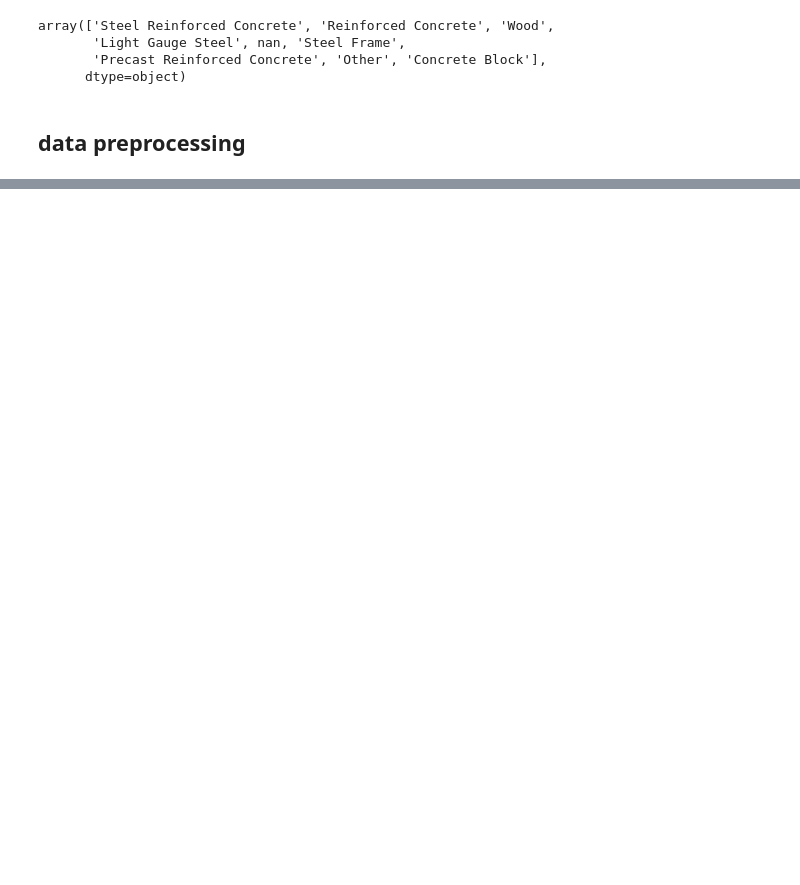
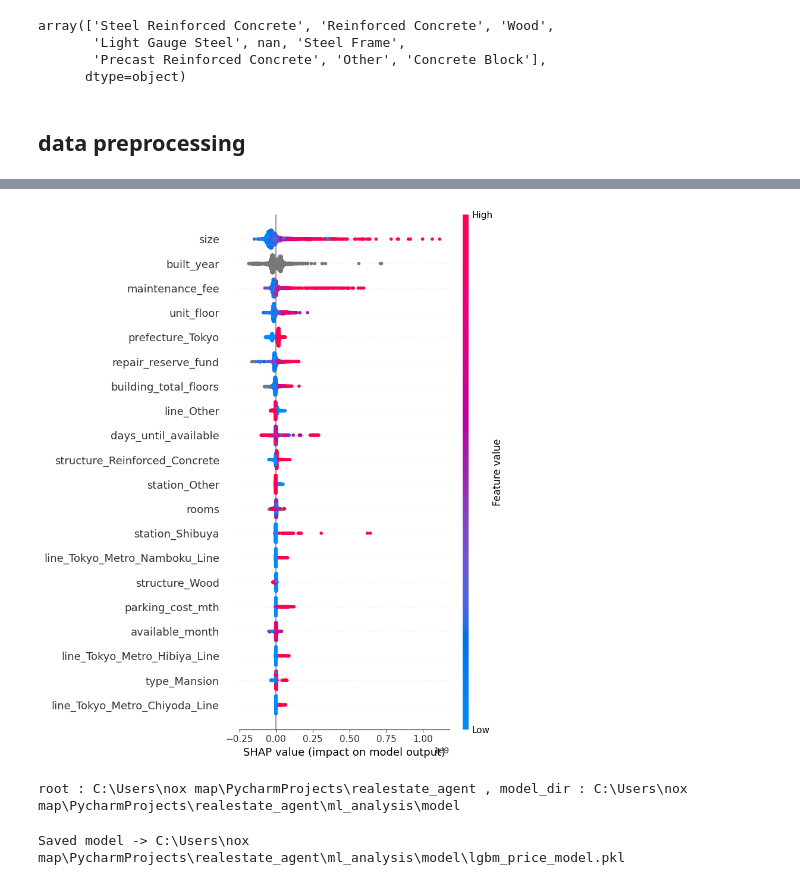
Before and after one commit to dav404-cmd/realestate_agent, a Jupyter notebook: ml_analysis/notebooks/protype_ml.ipynb, the cells around one changed output, grey strips where cells are left out. Saved outputs shown, nothing was run; the diff lists cells and outputs as text; code cells hidden in the pictures; blank space fills up the shorter version.

Commit message:
[protype_ml]add : setup simple price pred with lightgbm ; acc : 72%

```diff
--- a/ml_analysis/notebooks/protype_ml.ipynb
+++ b/ml_analysis/notebooks/protype_ml.ipynb
@@ -527,0 +541,40 @@ df
+# %%
+# Train model (LightGBM)
+model = LGBMRegressor(
+    n_estimators=2000,
+    learning_rate=0.05,
+    num_leaves=31,
+    max_depth=-1,
+    random_state=RANDOM_STATE,
+    n_jobs=-1,
+)
+
+# Early stopping using validation set
+model.fit(
+    X_train, y_train,
+    eval_set=[(X_test, y_test)],
+    eval_metric="rmse",
+    callbacks=[early_stopping(100), log_evaluation(100)]
+)
+
+
+# 7) Evaluate
+def eval_preds(y_true, y_pred):
+    mae = mean_absolute_error(y_true, y_pred)
+    mse = mean_squared_error(y_true, y_pred)
+    rmse = np.sqrt(mse)
+    r2 = r2_score(y_true, y_pred)
+    return {
+        "mae": mae,
+        "rmse": rmse,
+        "r2": r2
+    }
+
+y_train_pred = model.predict(X_train)
+y_test_pred = model.predict(X_test)
+
+train_metrics = eval_preds(y_train, y_train_pred)
+test_metrics = eval_preds(y_test, y_test_pred)
+
+print("TRAIN metrics:", train_metrics)
+print("TEST metrics :", test_metrics)
@@ -527,0 +595,25 @@ df
+# %%
+explainer = shap.TreeExplainer(model)
+shap_values = explainer.shap_values(X_train)
+
+shap.summary_plot(shap_values, X_train)
+# %% [output]
+[figure, added]
+# %%
+from pathlib import Path
+
+cwd = Path.cwd()   # current working directory
+root = cwd.parents[1].resolve()
+model_dir = root / "ml_analysis" / "models"
+print(f"root : {root} , model_dir : {model_dir}")
+# %% [output]
+root : C:\Users\nox map\PycharmProjects\realestate_agent , model_dir : C:\Users\nox map\PycharmProjects\realestate_agent\ml_analysis\model
+# %%
+import joblib
+# Create the directory if it doesn't exist
+model_dir.mkdir(parents=True, exist_ok=True)
+file_path = model_dir / "lgbm_price_model.pkl"
+joblib.dump(model, file_path)
+print(f"Saved model -> {file_path}")
+# %% [output]
+Saved model -> C:\Users\nox map\PycharmProjects\realestate_agent\ml_analysis\model\lgbm_price_model.pkl
```
Also changed, not shown: parts of 35 cells of this notebook, 3 other files.
